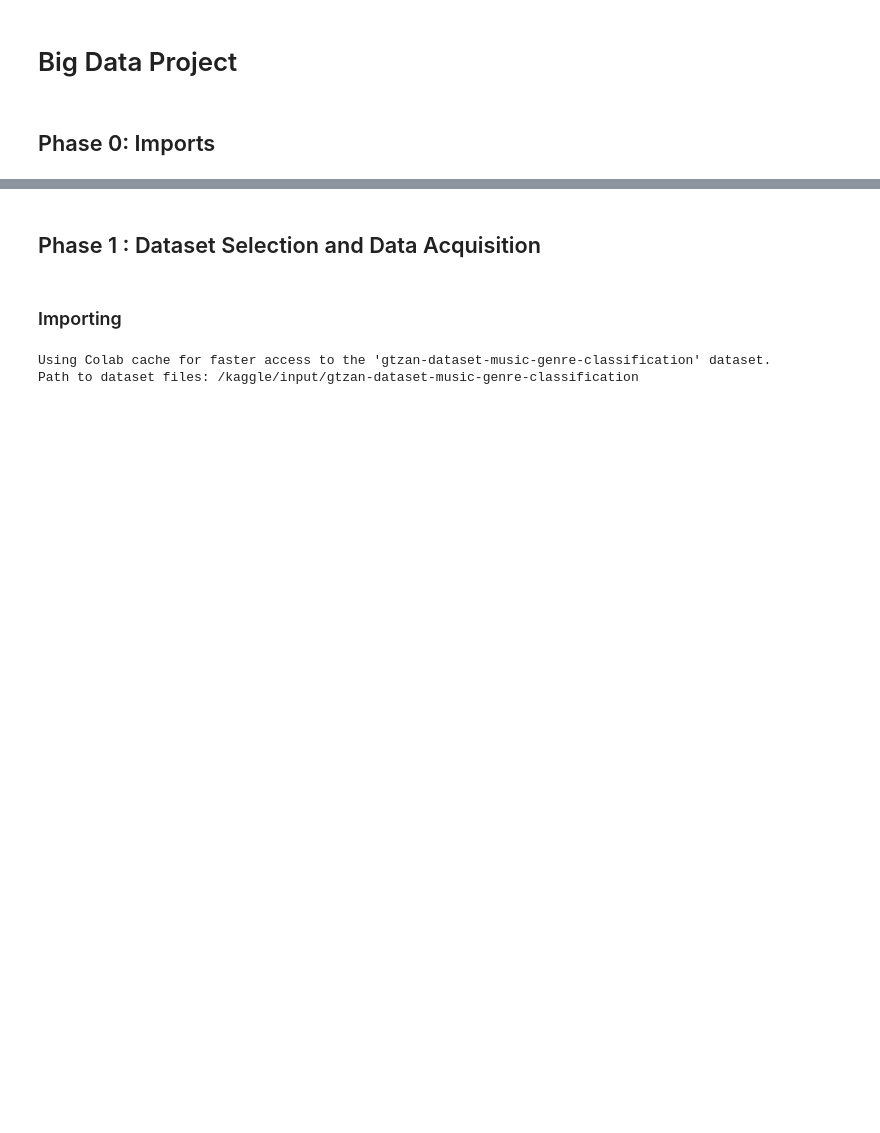
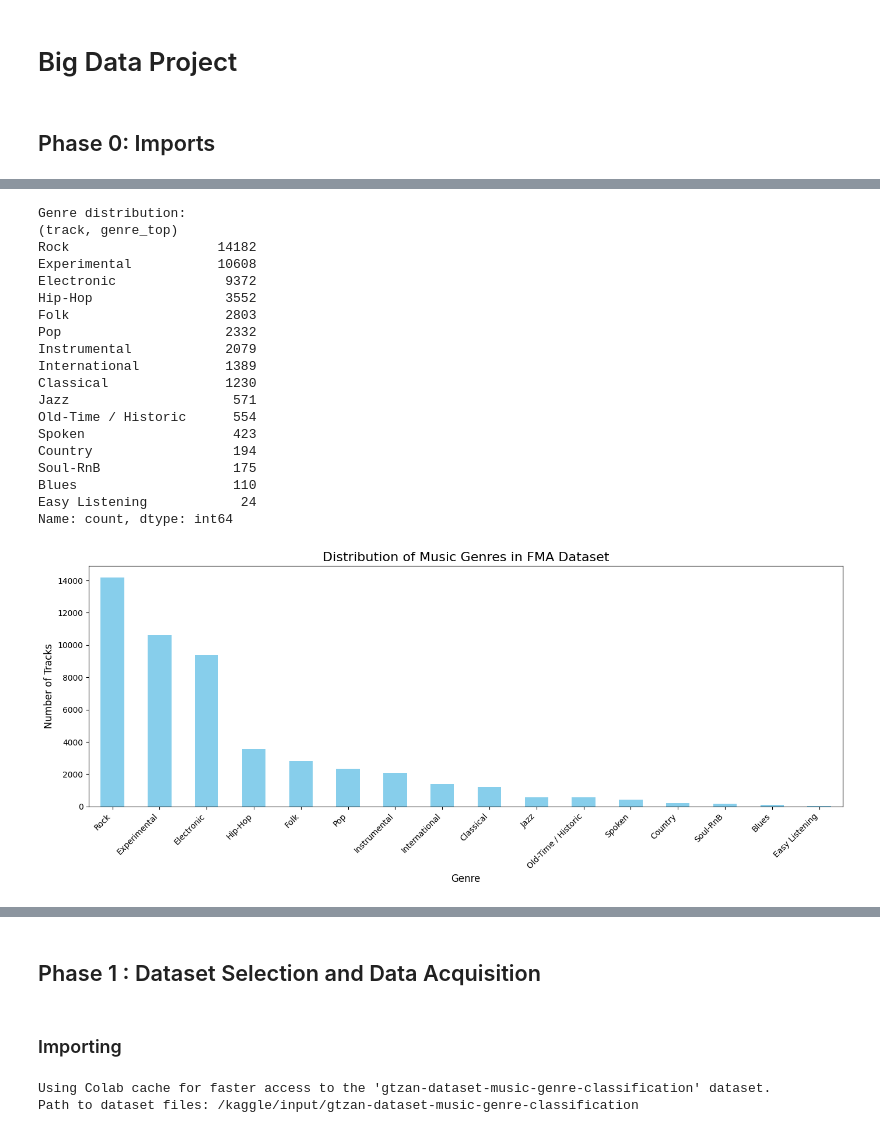
Before and after one commit to ripitchip/openshaz, a Jupyter notebook: notebook.ipynb, the cells around one changed output, grey strips where cells are left out. Cells and saved outputs as stored; diff of their text form; code cells hidden in the pictures; blank space fills up the shorter version.

```diff
--- a/notebook.ipynb
+++ b/notebook.ipynb
@@ -19,0 +197,37 @@ warnings.filterwarnings('ignore')
+# %%
+# Analyze genre distribution
+genre_counts = tracks['track', 'genre_top'].value_counts()
+
+print("Genre distribution:")
+print(genre_counts)
+
+# Plot the distribution
+plt.figure(figsize=(14, 6))
+genre_counts.plot(kind='bar', color='skyblue')
+plt.title('Distribution of Music Genres in FMA Dataset', fontsize=16)
+plt.xlabel('Genre', fontsize=12)
+plt.ylabel('Number of Tracks', fontsize=12)
+plt.xticks(rotation=45, ha='right')
+plt.tight_layout()
+plt.show()
+# %% [output]
+Genre distribution:
+(track, genre_top)
+Rock                   14182
+Experimental           10608
+Electronic              9372
+Hip-Hop                 3552
+Folk                    2803
+Pop                     2332
+Instrumental            2079
+International           1389
+Classical               1230
+Jazz                     571
+Old-Time / Historic      554
+Spoken                   423
+Country                  194
+Soul-RnB                 175
+Blues                    110
+Easy Listening            24
+Name: count, dtype: int64
+[figure, added]
```
Also changed, not shown: parts of 14 cells of this notebook.
